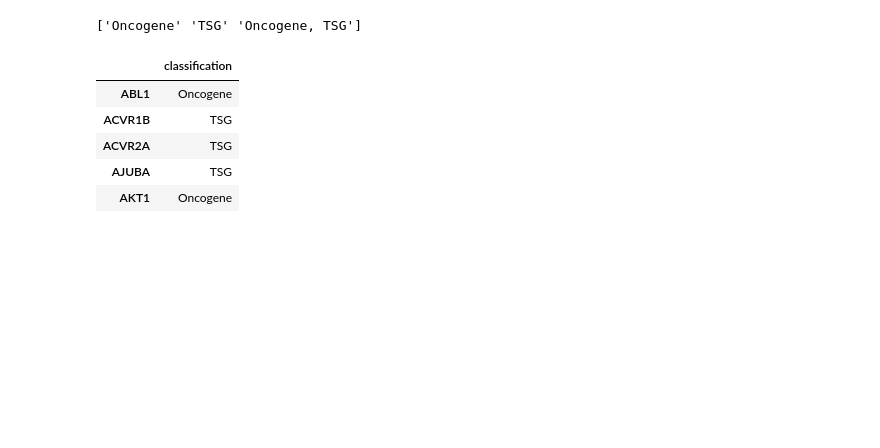
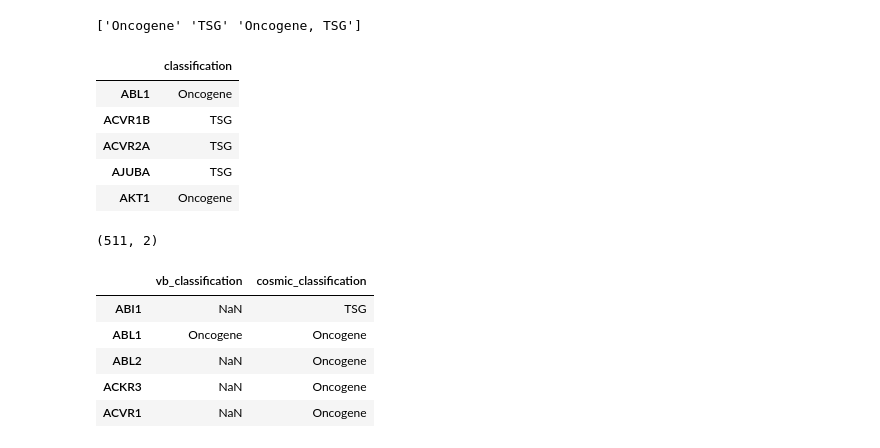
Before and after one commit to greenelab/mpmp, a Jupyter notebook: 00_download_data/2_download_cancer_gene_data.ipynb, the cells around one changed output. Saved outputs shown, nothing was run; the diff lists cells and outputs as text; code cells hidden in the pictures; blank space fills up the shorter version.

```diff
--- a/00_download_data/2_download_cancer_gene_data.ipynb
+++ b/00_download_data/2_download_cancer_gene_data.ipynb
@@ -264,3 +264,25 @@ vogelstein_bailey_df.head()
 | ACVR2A | TSG |
 | AJUBA | TSG |
 | AKT1 | Oncogene |
+# %%
+# now merge with cosmic CGC genes
+merged_df = (vogelstein_bailey_df
+  .merge(cosmic_df.loc[:, ['Role in Cancer']],
+         how='outer', left_index=True, right_index=True)
+  .rename(columns={'classification': 'vb_classification',
+                   'Role in Cancer': 'cosmic_classification'})
+)
+merged_df['cosmic_classification'] = (
+    merged_df['cosmic_classification'].str.replace('oncogene', 'Oncogene')
+)
+
+print(merged_df.shape)
+merged_df.head()
+# %% [output]
+(511, 2)
+|  | vb_classification | cosmic_classification |
+| ABI1 | NaN | TSG |
+| ABL1 | Oncogene | Oncogene |
+| ABL2 | NaN | Oncogene |
+| ACKR3 | NaN | Oncogene |
+| ACVR1 | NaN | Oncogene |
```
Also changed, not shown: parts of 4 cells of this notebook, 1 other file.
